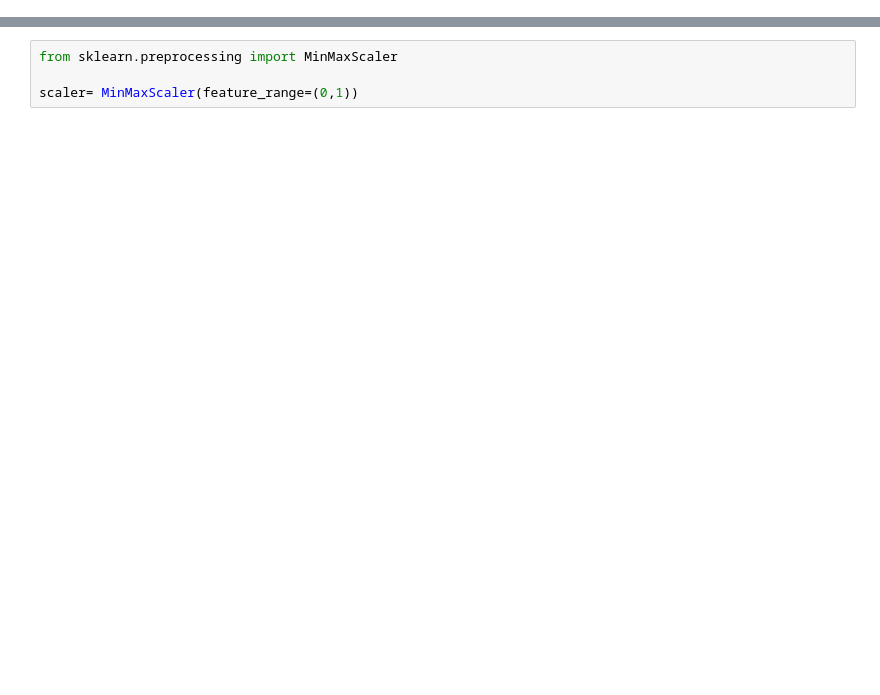
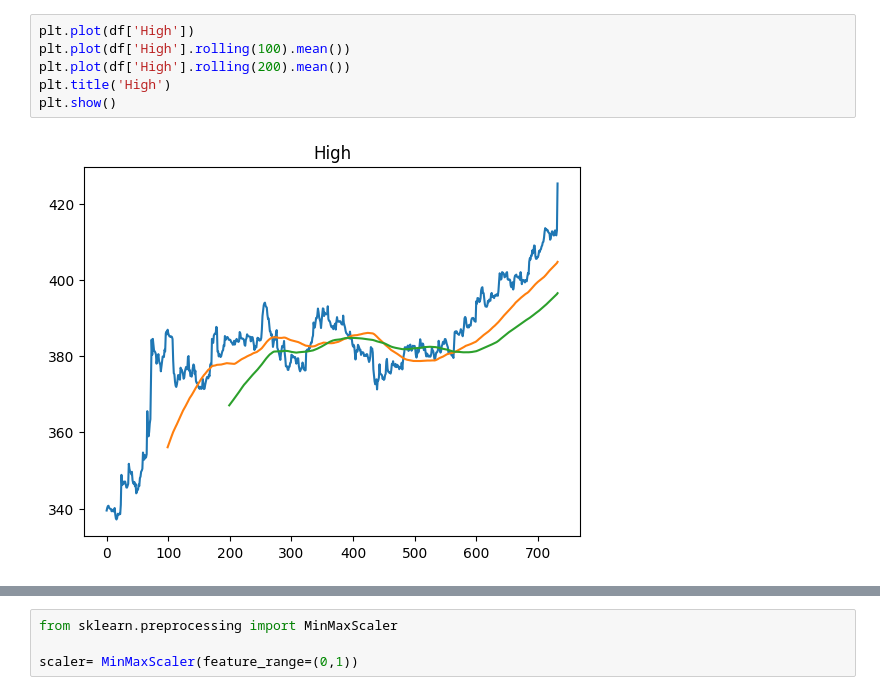
Before and after one commit to rohnsha0/StockSense-androidApp, a Jupyter notebook: model/model.ipynb, the cells around one changed output, grey strips where cells are left out. Drawn from its saved outputs; the diff is of its cells as text; blank space fills up the shorter version.

```diff
--- a/model/model.ipynb
+++ b/model/model.ipynb
@@ -33,0 +41,8 @@ df.shape
+# %%
+plt.plot(df['High'])
+plt.plot(df['High'].rolling(100).mean())
+plt.plot(df['High'].rolling(200).mean())
+plt.title('High')
+plt.show()
+# %% [output]
+[figure, added]
```
Also changed, not shown: parts of 47 cells of this notebook, 20 other files.
